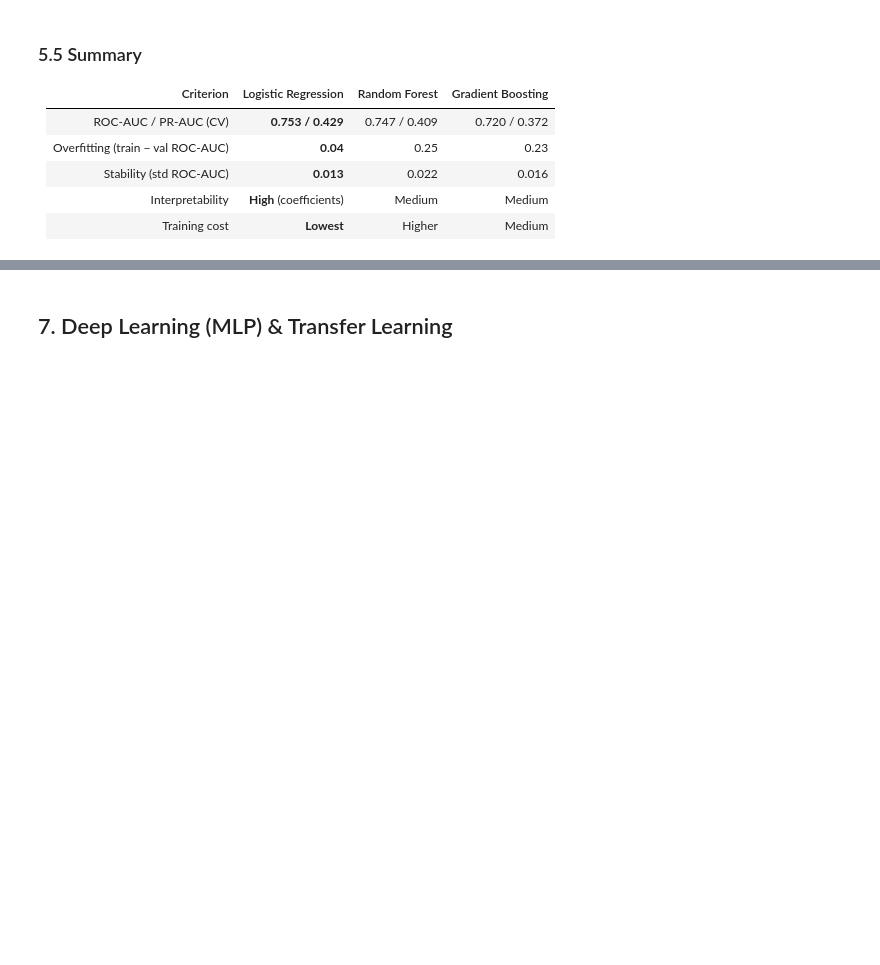
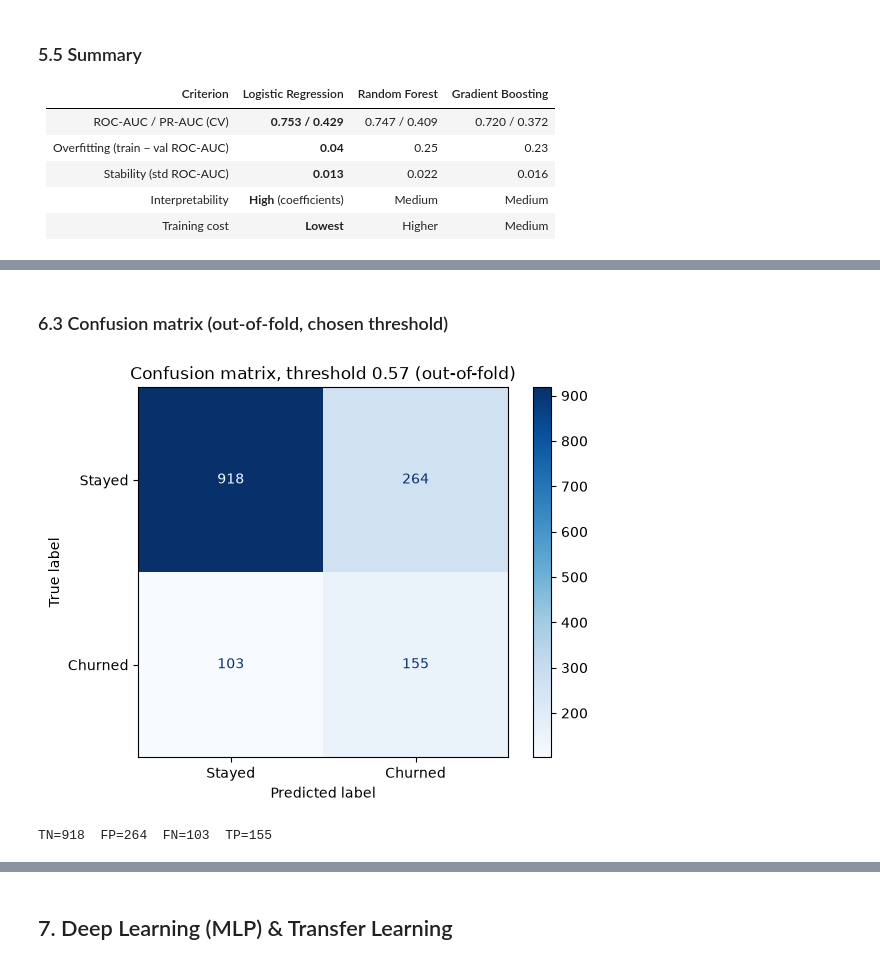
Before and after one commit to mineterkan/customer-churn-prediction, a Jupyter notebook: notebooks/churn_analysis.ipynb, the cells around one changed output, grey strips where cells are left out. Saved outputs shown, nothing was run; the diff lists cells and outputs as text; code cells hidden in the pictures; blank space fills up the shorter version.

```diff
--- a/notebooks/churn_analysis.ipynb
+++ b/notebooks/churn_analysis.ipynb
@@ -711,0 +792,14 @@ Final feature count (before encoding): 13
+# %% [markdown]
+### 6.3 Confusion matrix (out-of-fold, chosen threshold)
+# %%
+oof_pred = (oof_proba >= THRESHOLD).astype(int)
+cm = confusion_matrix(y_train, oof_pred)
+ConfusionMatrixDisplay(cm, display_labels=["Stayed", "Churned"]).plot(cmap="Blues", values_format="d")
+plt.title(f"Confusion matrix, threshold {THRESHOLD:.2f} (out-of-fold)")
+plt.savefig("../figures/confusion_matrix_oof.png", dpi=150, bbox_inches="tight")
+plt.show()
+tn, fp, fn, tp = cm.ravel()
+print(f"TN={tn}  FP={fp}  FN={fn}  TP={tp}")
+# %% [output]
+[figure, added]
+TN=918  FP=264  FN=103  TP=155
```
Also changed, not shown: parts of 14 cells of this notebook, 3 other files.
